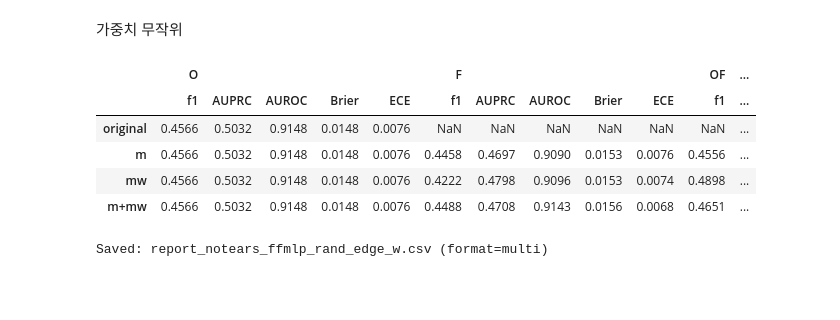
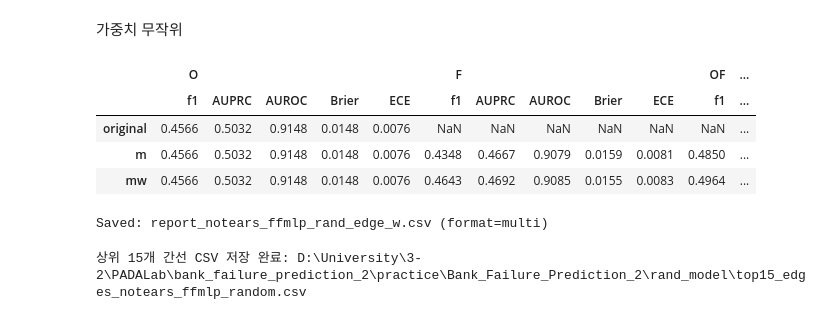
Before and after one commit to sosomeet/Bank_Failure_Prediction_2, a Jupyter notebook: rand_model/NOTEARS_rand_pred_FFMLP.ipynb, the cells around one changed output. Cells and saved outputs as stored; diff of their text form; code cells hidden in the pictures; blank space fills up the shorter version.

```diff
--- a/rand_model/NOTEARS_rand_pred_FFMLP.ipynb
+++ b/rand_model/NOTEARS_rand_pred_FFMLP.ipynb
@@ -125,7 +125,7 @@ def generate_random_dag(p: int, base_prob: float, rng: np.random.Generator) -> n
         for i in range(p):
             for j in range(i+1, p):
                 if rng.random() < base_prob:
-                    A[i, j] = 1.0
+                    A[i, j] = 1.0   # parent=j → child=i
     else:
         for i in range(p):
             for j in range(0, i):
@@ -133,13 +133,18 @@ def generate_random_dag(p: int, base_prob: float, rng: np.random.Generator) -> n
                     A[i, j] = 1.0
     return A
 
-def random_weights_for_A(A: np.ndarray, rng: np.random.Generator,
-                         uniform_range: Tuple[float, float] = (-1.0, 1.0)) -> np.ndarray:
+def random_weights_for_A(
+    A: np.ndarray,
+    rng: np.random.Generator,
+    normal_params: Tuple[float, float] = (0.0, 1.0)
+) -> np.ndarray:
+    """A==1 위치에 정규분포 N(0,1) 가중치 채움 (클리핑/범위 제한 없음)."""
+    mu, sigma = normal_params
     W = np.zeros_like(A, dtype=float)
     for child in range(p):
         parents = np.where(A[child, :] == 1.0)[0]
         if parents.size > 0:
-            W[child, parents] = rng.uniform(*uniform_range, size=parents.size)
+            W[child, parents] = rng.normal(mu, sigma, size=parents.size)  # ★ N(0,1)
     return W
 
 edge_prob = 0.15
@@ -151,7 +156,7 @@ for _ in range(10):
 else:
     A = np.triu(np.ones((p, p)) - np.eye(p), k=1)
 
-W_used = random_weights_for_A(A, rng)
+W_used = random_weights_for_A(A, rng)  # ← 정규분포 사용
 
 
 # 3) 유틸
@@ -160,7 +165,7 @@ def pick_top_k_edges(W: np.ndarray, cols: List[str], top_k: int = 15):
     for i in range(W.shape[0]):
         for j in range(W.shape[1]):
             if i != j and W[i, j] != 0.0:
-                flat.append((i, j, W[i, j]))
+                flat.append((i, j, W[i, j]))  # (child, parent, w)
     if not flat:
         return []
     flat.sort(key=lambda t: (abs(t[2]), t[2]), reverse=True)
@@ -182,7 +187,7 @@ def build_feature_df(X_base: pd.DataFrame, cols: List[str], W: np.ndarray,
     edges = pick_top_k_edges(W, cols, top_k)
     feats = {}
     for i, j, w_ij in edges:
-        A, B = cols[j], cols[i]
+        A, B = cols[j], cols[i]  # parent, child
         if feature_type == "mul":
             feats[f"{A}_mul_{B}"] = X_base[A] * X_base[B]
         elif feature_type == "mulw":
@@ -254,40 +259,36 @@ res_O      = run_cv_ffmlp(X_base, y, N_SPLITS, RANDOM_STATE, "O")
 res_F_m    = run_cv_ffmlp(Xf_m,   y, N_SPLITS, RANDOM_STATE, "F(m)")
 res_OF_m   = run_cv_ffmlp(pd.concat([X_base, Xf_m], axis=1),  y, N_SPLITS, RANDOM_STATE, "OF(m)")
 res_F_mw   = run_cv_ffmlp(Xf_mw,  y, N_SPLITS, RANDOM_STATE, "F(mw)")
 res_OF_mw  = run_cv_ffmlp(pd.concat([X_base, Xf_mw], axis=1), y, N_SPLITS, RANDOM_STATE, "OF(mw)")
-res_F_mmw  = run_cv_ffmlp(Xf_mmw, y, N_SPLITS, RANDOM_STATE, "F(m+mw)")
-res_OF_mmw = run_cv_ffmlp(pd.concat([X_base, Xf_mmw], axis=1), y, N_SPLITS, RANDOM_STATE, "OF(m+mw)")
 
 # 6) 결과 표
 col_top = ["O", "F", "OF"]
 col_metrics = ["f1", "AUPRC", "AUROC", "Brier", "ECE"]
 multi_cols = pd.MultiIndex.from_product([col_top, col_metrics])
-index_rows = ["original", "m", "mw", "m+mw"]
+index_rows = ["original", "m", "mw"]
 
 report = pd.DataFrame(index=index_rows, columns=multi_cols, dtype=float)
 
 for met in col_metrics:
     report.loc["original", ("O", met)] = res_O[met]
 
 def put(row, res_F, res_OF):
     for met in col_metrics:
         report.loc[row, ("O", met)]  = res_O[met]
         report.loc[row, ("F", met)]  = res_F[met]
         report.loc[row, ("OF", met)] = res_OF[met]
 
 put("m",    res_F_m,   res_OF_m)
 put("mw",   res_F_mw,  res_OF_mw)
-put("m+mw", res_F_mmw, res_OF_mmw)
 
 report = report.astype(float).round(4)
 report
 # %% [output]
 |  | O |  |  |  |  | F |  |  |  |  | OF | ... |
 |  | f1 | AUPRC | AUROC | Brier | ECE | f1 | AUPRC | AUROC | Brier | ECE | f1 | ... |
 | original | 0.4566 | 0.5032 | 0.9148 | 0.0148 | 0.0076 | NaN | NaN | NaN | NaN | NaN | NaN | ... |
-| m | 0.4566 | 0.5032 | 0.9148 | 0.0148 | 0.0076 | 0.4458 | 0.4697 | 0.9090 | 0.0153 | 0.0076 | 0.4556 | ... |
-| mw | 0.4566 | 0.5032 | 0.9148 | 0.0148 | 0.0076 | 0.4222 | 0.4798 | 0.9096 | 0.0153 | 0.0074 | 0.4898 | ... |
-| m+mw | 0.4566 | 0.5032 | 0.9148 | 0.0148 | 0.0076 | 0.4488 | 0.4708 | 0.9143 | 0.0156 | 0.0068 | 0.4651 | ... |
+| m | 0.4566 | 0.5032 | 0.9148 | 0.0148 | 0.0076 | 0.4348 | 0.4667 | 0.9079 | 0.0159 | 0.0081 | 0.4850 | ... |
+| mw | 0.4566 | 0.5032 | 0.9148 | 0.0148 | 0.0076 | 0.4643 | 0.4692 | 0.9085 | 0.0155 | 0.0083 | 0.4964 | ... |
 # %%
 # report: MultiIndex 컬럼의 결과 DataFrame이 이미 존재한다고 가정
 # format 옵션: "multi" | "flat" | "long"
@@ -320,3 +321,35 @@ else:
 print(f"Saved: {out_path} (format={save_format})")
 # %% [output]
 Saved: report_notears_ffmlp_rand_edge_w.csv (format=multi)
+# %%
+# 5) |w| 상위 15개 간선 CSV 저장 (출발 노드 | 가중치 | 도착 노드)
+from pathlib import Path
+import pandas as pd
+
+# 전제: W_used (np.ndarray), cols_used (List[str]), pick_top_k_edges(...)가 상단 코드에서 정의됨
+TOP_K_FOR_CSV = 15
+
+# pick_top_k_edges는 (child_i, parent_j, w_ij) 튜플 리스트를 반환
+edges_top = pick_top_k_edges(W_used, cols_used, top_k=TOP_K_FOR_CSV)
+
+if not edges_top:
+    print("경고: 무작위 W에서 유효한 간선이 없어 CSV를 생성하지 않았습니다.")
+else:
+    # (출발 노드=parent, 가중치=w, 도착 노드=child) 규약 유지
+    rows = []
+    for child_i, parent_j, w_ij in edges_top:
+        parent_name = cols_used[parent_j]
+        child_name  = cols_used[child_i]
+        rows.append((parent_name, float(w_ij), child_name))
+
+    df_top = pd.DataFrame(rows, columns=["출발 노드", "가중치", "도착 노드"])
+
+    out_dir = Path("./")
+    out_dir.mkdir(parents=True, exist_ok=True)
+    out_path = out_dir / "top15_edges_notears_ffmlp_random.csv"  # 실험 명시적으로 변경
+
+    # Excel 호환을 위해 utf-8-sig로 저장
+    df_top.to_csv(out_path, index=False, encoding="utf-8-sig")
+    print(f"상위 {len(df_top)}개 간선 CSV 저장 완료: {out_path.resolve()}")
+# %% [output]
+상위 15개 간선 CSV 저장 완료: D:\University\3-2\PADALab\bank_failure_prediction_2\practice\Bank_Failure_Prediction_2\rand_model\top15_edges_notears_ffmlp_random.csv
```
Also changed, not shown: parts of 1 cell of this notebook, 14 other files.
